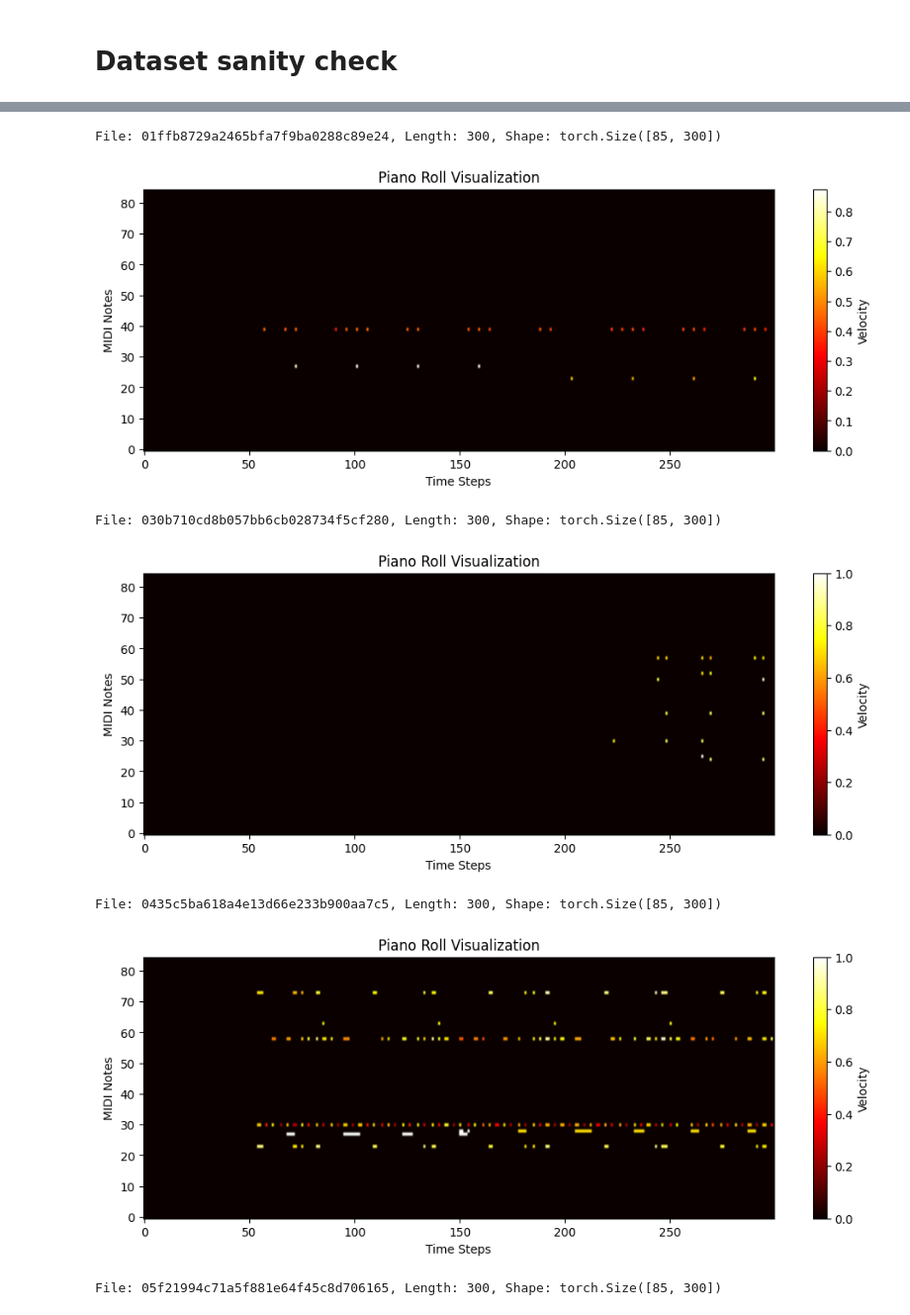
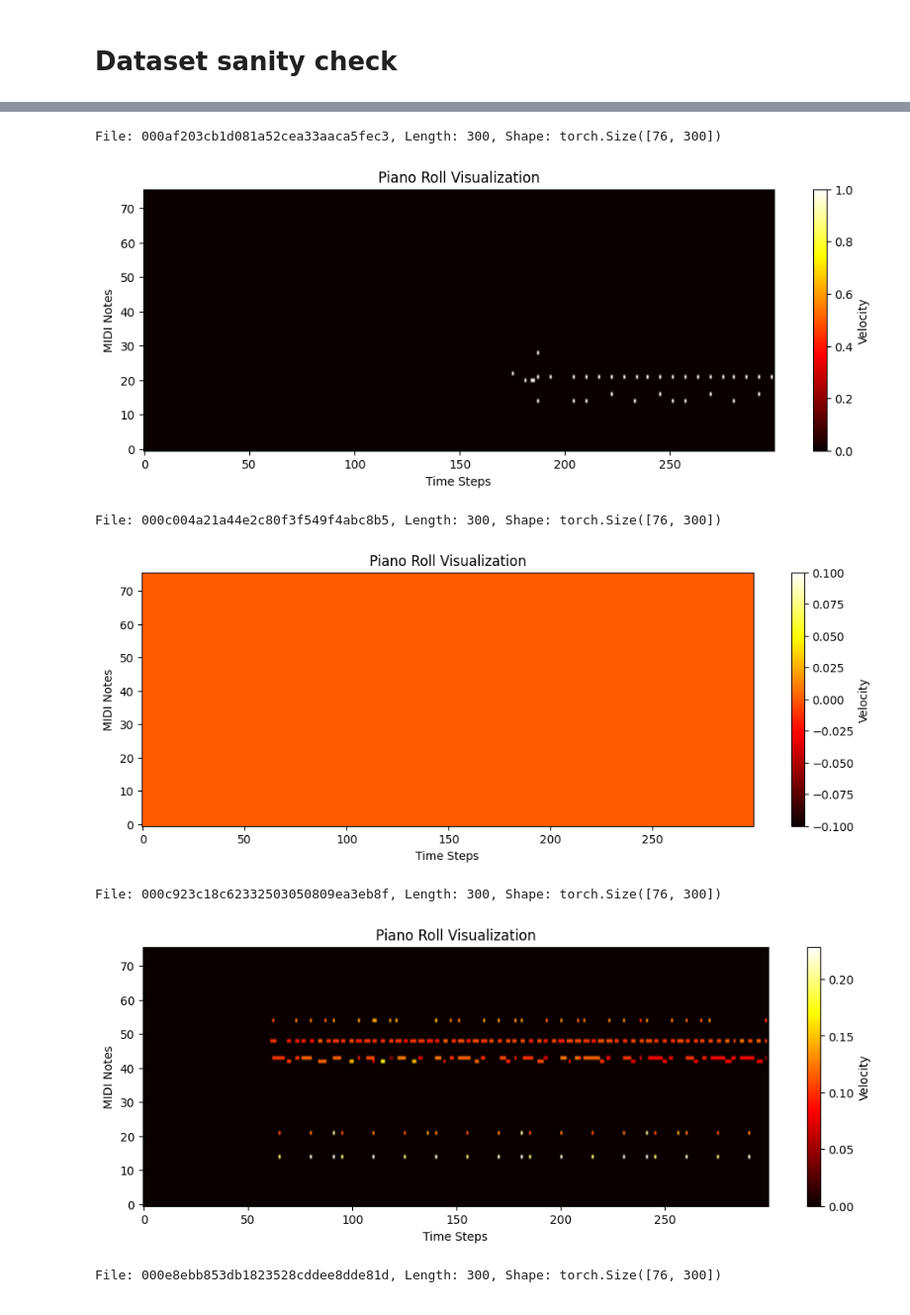
Before and after one commit to ziemmi13/Lofi-VAE-generator, a Jupyter notebook: model/Dataset sanitycheck.ipynb, the cells around one changed output, grey strips where cells are left out. Shown at 99% size. Cells and saved outputs as stored; diff of their text form; code cells hidden in the pictures.

```diff
--- a/model/Dataset sanitycheck.ipynb
+++ b/model/Dataset sanitycheck.ipynb
@@ -17,14 +12,14 @@ MIN_MIDI_NOTE, MAX_MIDI_NOTE, MAX_MIDI_NOTE-MIN_MIDI_NOTE+1
 # %%
-for i in range(10):#len(dataset)):
+for i in range(50):
     tensor, seq_len, filename = dataset[i]
     print(f"File: {filename}, Length: {seq_len}, Shape: {tensor.shape}")
 
     dataset.visualize_midi(tensor)
 # %% [output]
-File: 01ffb8729a2465bfa7f9ba0288c89e24, Length: 300, Shape: torch.Size([85, 300])
+File: 000af203cb1d081a52cea33aaca5fec3, Length: 300, Shape: torch.Size([76, 300])
-[figure, old version]
+[figure, new version]
-File: 030b710cd8b057bb6cb028734f5cf280, Length: 300, Shape: torch.Size([85, 300])
+File: 000c004a21a44e2c80f3f549f4abc8b5, Length: 300, Shape: torch.Size([76, 300])
-[figure, old version]
+[figure, new version]
-File: 0435c5ba618a4e13d66e233b900aa7c5, Length: 300, Shape: torch.Size([85, 300])
+File: 000c923c18c62332503050809ea3eb8f, Length: 300, Shape: torch.Size([76, 300])
-[figure, old version]
+[figure, new version]
-File: 05f21994c71a5f881e64f45c8d706165, Length: 300, Shape: torch.Size([85, 300])
+File: 000e8ebb853db1823528cddee8dde81d, Length: 300, Shape: torch.Size([76, 300])
```
Also changed, not shown: parts of 4 cells of this notebook, 6 other files.
